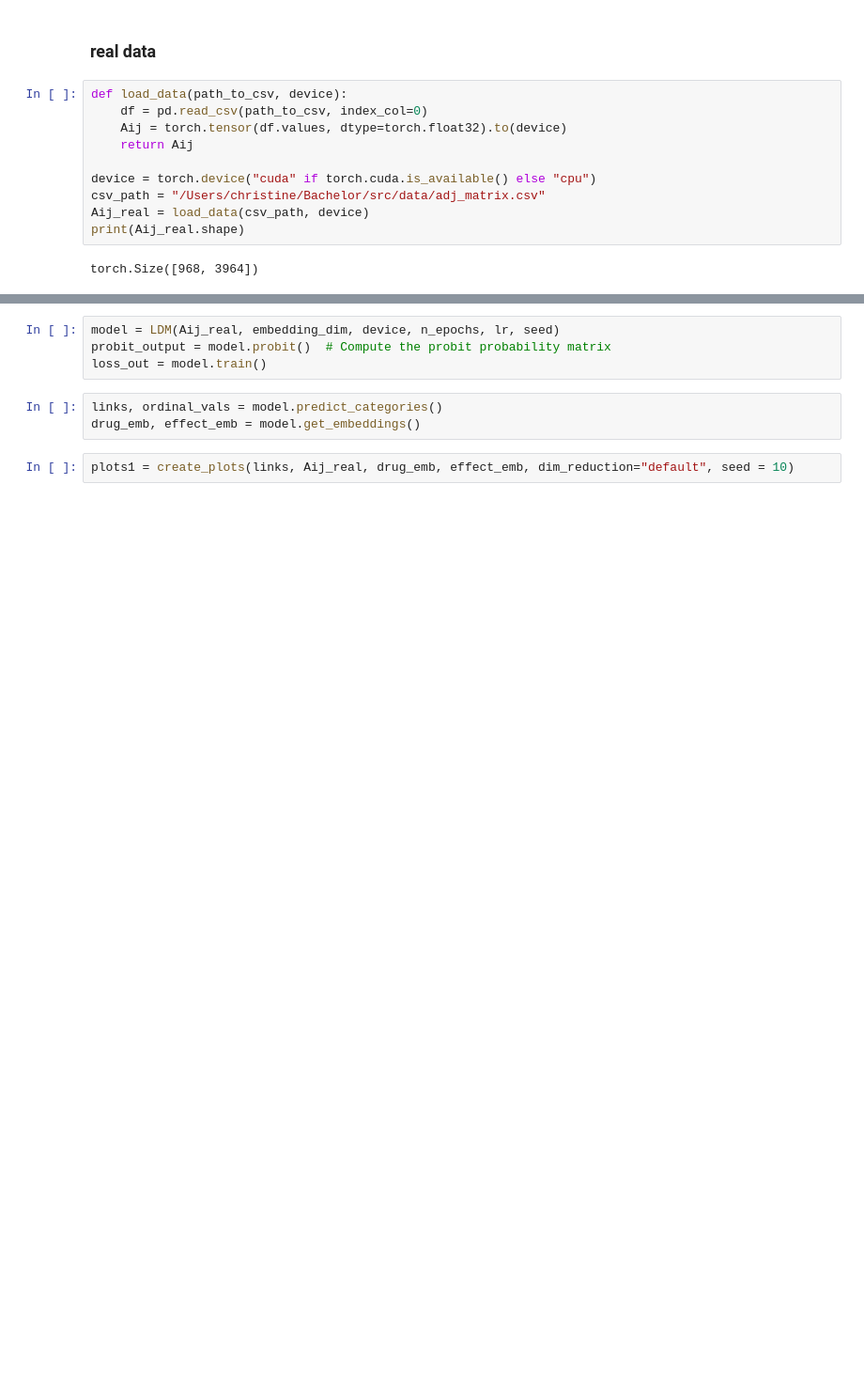
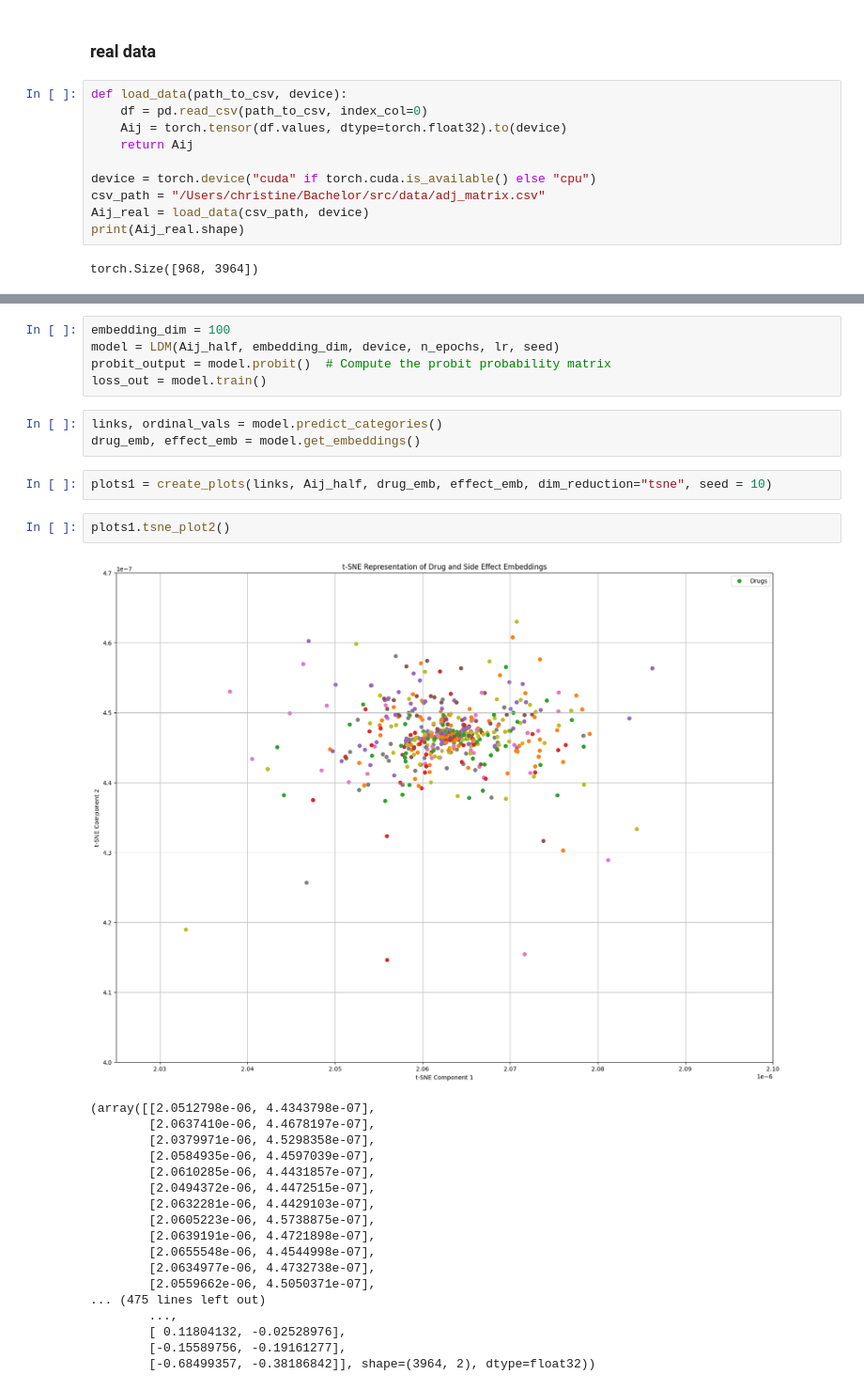
Before and after one commit to christineschutt/LatentDistanceModel, a Jupyter notebook: latent_distance/plotting.ipynb, the cells around one changed output, grey strips where cells are left out. Shown at 94% size. Saved outputs shown, nothing was run; the diff lists cells and outputs as text; blank space fills up the shorter version.

```diff
--- a/latent_distance/plotting.ipynb
+++ b/latent_distance/plotting.ipynb
@@ -315,12 +395,34 @@ Aij_real
 # %%
-model = LDM(Aij_real, embedding_dim, device, n_epochs, lr, seed)
+embedding_dim = 100
+model = LDM(Aij_half, embedding_dim, device, n_epochs, lr, seed)
 probit_output = model.probit()  # Compute the probit probability matrix
 loss_out = model.train()
 # %%
 links, ordinal_vals = model.predict_categories()
 drug_emb, effect_emb = model.get_embeddings()
 # %%
-plots1 = create_plots(links, Aij_real, drug_emb, effect_emb, dim_reduction="default", seed = 10)
+plots1 = create_plots(links, Aij_half, drug_emb, effect_emb, dim_reduction="tsne", seed = 10)
+# %%
+plots1.tsne_plot2()
+# %% [output]
+[figure, added]
+(array([[2.0512798e-06, 4.4343798e-07],
+        [2.0637410e-06, 4.4678197e-07],
+        [2.0379971e-06, 4.5298358e-07],
+        [2.0584935e-06, 4.4597039e-07],
+        [2.0610285e-06, 4.4431857e-07],
+        [2.0494372e-06, 4.4472515e-07],
+        [2.0632281e-06, 4.4429103e-07],
+        [2.0605223e-06, 4.5738875e-07],
+        [2.0639191e-06, 4.4721898e-07],
+        [2.0655548e-06, 4.4544998e-07],
+        [2.0634977e-06, 4.4732738e-07],
+        [2.0559662e-06, 4.5050371e-07],
+... (475 lines left out)
+        ...,
+        [ 0.11804132, -0.02528976],
+        [-0.15589756, -0.19161277],
+        [-0.68499357, -0.38186842]], shape=(3964, 2), dtype=float32))
 # %%
 plots1.links_space_clustered()
 # %% [output]
```
Also changed, not shown: parts of 8 cells of this notebook, 2 other files.
